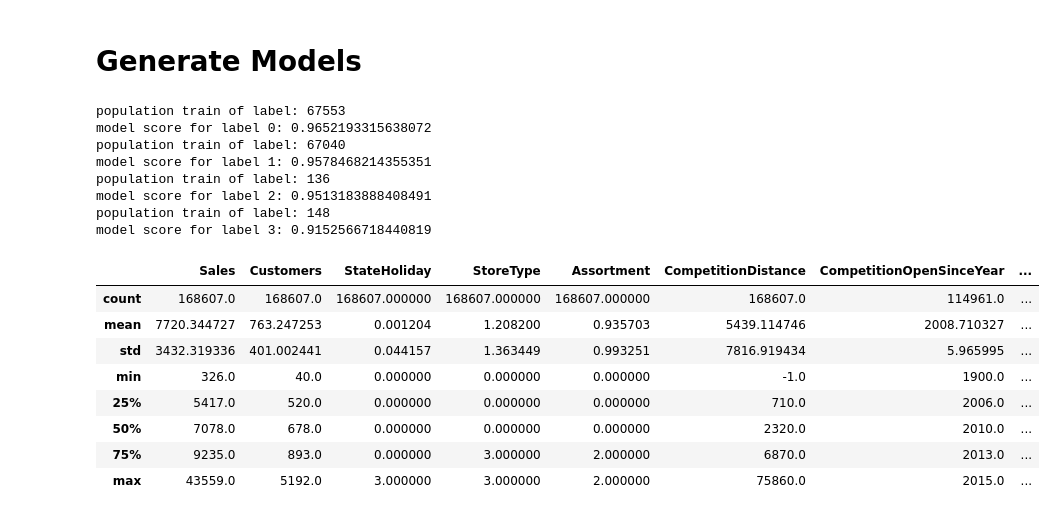
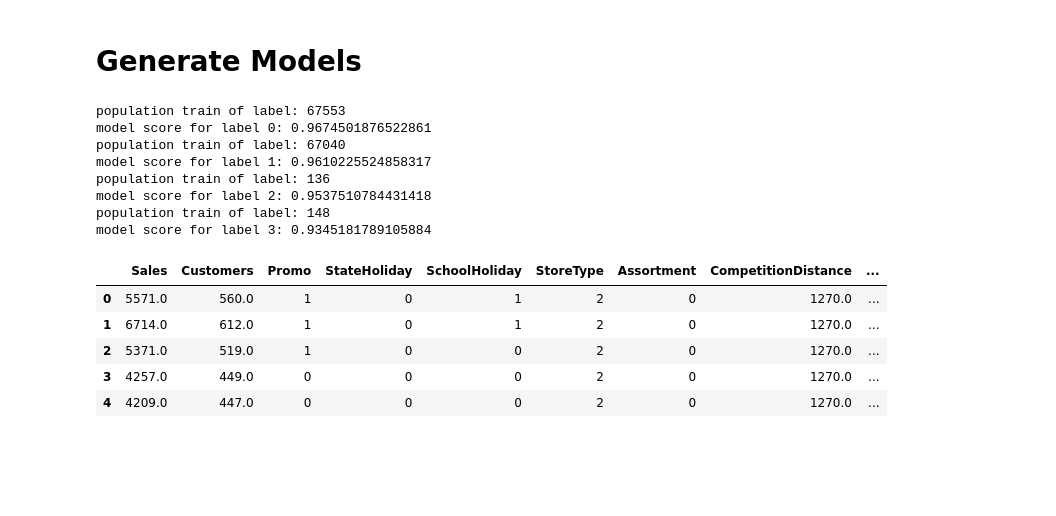
Before and after one commit to AM-Nateghi/ML-Laboratory, a Jupyter notebook: 1.Sales Prediction/train.ipynb, the cells around one changed output. Saved outputs shown, nothing was run; the diff lists cells and outputs as text; code cells hidden in the pictures; blank space fills up the shorter version.

```diff
--- a/1.Sales Prediction/train.ipynb
+++ b/1.Sales Prediction/train.ipynb
@@ -506,29 +506,26 @@ for l in data_labels:
     )
     rf_model.fit(train_x, train_y)
     print(f"population train of label: {train_x.shape[0]}")
-    print(f"model score for label {l}: {r2_score(rf_model.predict(test_x), test_y)}")
+    print(f"model score for label {l}: {r2_score(y_true=test_y, y_pred=rf_model.predict(test_x))}")
     models.append(rf_model)
 # %% [output]
 population train of label: 67553
-model score for label 0: 0.9652193315638072
+model score for label 0: 0.9674501876522861
 population train of label: 67040
-model score for label 1: 0.9578468214355351
+model score for label 1: 0.9610225524858317
 population train of label: 136
-model score for label 2: 0.9513183888408491
+model score for label 2: 0.9537510784431418
 population train of label: 148
-model score for label 3: 0.9152566718440819
+model score for label 3: 0.9345181789105884
 # %%
-clean_data.describe()
+clean_data.head()
 # %% [output]
-|  | Sales | Customers | StateHoliday | StoreType | Assortment | CompetitionDistance | CompetitionOpenSinceYear | ... |
-| count | 168607.0 | 168607.0 | 168607.000000 | 168607.000000 | 168607.000000 | 168607.0 | 114961.0 | ... |
-| mean | 7720.344727 | 763.247253 | 0.001204 | 1.208200 | 0.935703 | 5439.114746 | 2008.710327 | ... |
-| std | 3432.319336 | 401.002441 | 0.044157 | 1.363449 | 0.993251 | 7816.919434 | 5.965995 | ... |
-| min | 326.0 | 40.0 | 0.000000 | 0.000000 | 0.000000 | -1.0 | 1900.0 | ... |
-| 25% | 5417.0 | 520.0 | 0.000000 | 0.000000 | 0.000000 | 710.0 | 2006.0 | ... |
-| 50% | 7078.0 | 678.0 | 0.000000 | 0.000000 | 0.000000 | 2320.0 | 2010.0 | ... |
-| 75% | 9235.0 | 893.0 | 0.000000 | 3.000000 | 2.000000 | 6870.0 | 2013.0 | ... |
-| max | 43559.0 | 5192.0 | 3.000000 | 3.000000 | 2.000000 | 75860.0 | 2015.0 | ... |
+|  | Sales | Customers | Promo | StateHoliday | SchoolHoliday | StoreType | Assortment | CompetitionDistance | ... |
+| 0 | 5571.0 | 560.0 | 1 | 0 | 1 | 2 | 0 | 1270.0 | ... |
+| 1 | 6714.0 | 612.0 | 1 | 0 | 1 | 2 | 0 | 1270.0 | ... |
+| 2 | 5371.0 | 519.0 | 1 | 0 | 0 | 2 | 0 | 1270.0 | ... |
+| 3 | 4257.0 | 449.0 | 0 | 0 | 0 | 2 | 0 | 1270.0 | ... |
+| 4 | 4209.0 | 447.0 | 0 | 0 | 0 | 2 | 0 | 1270.0 | ... |
 # %%
 from fastapi import FastAPI
 from pydantic import BaseModel, Field, model_validator
```
Also changed, not shown: parts of 1 cell of this notebook, 4 other files.
